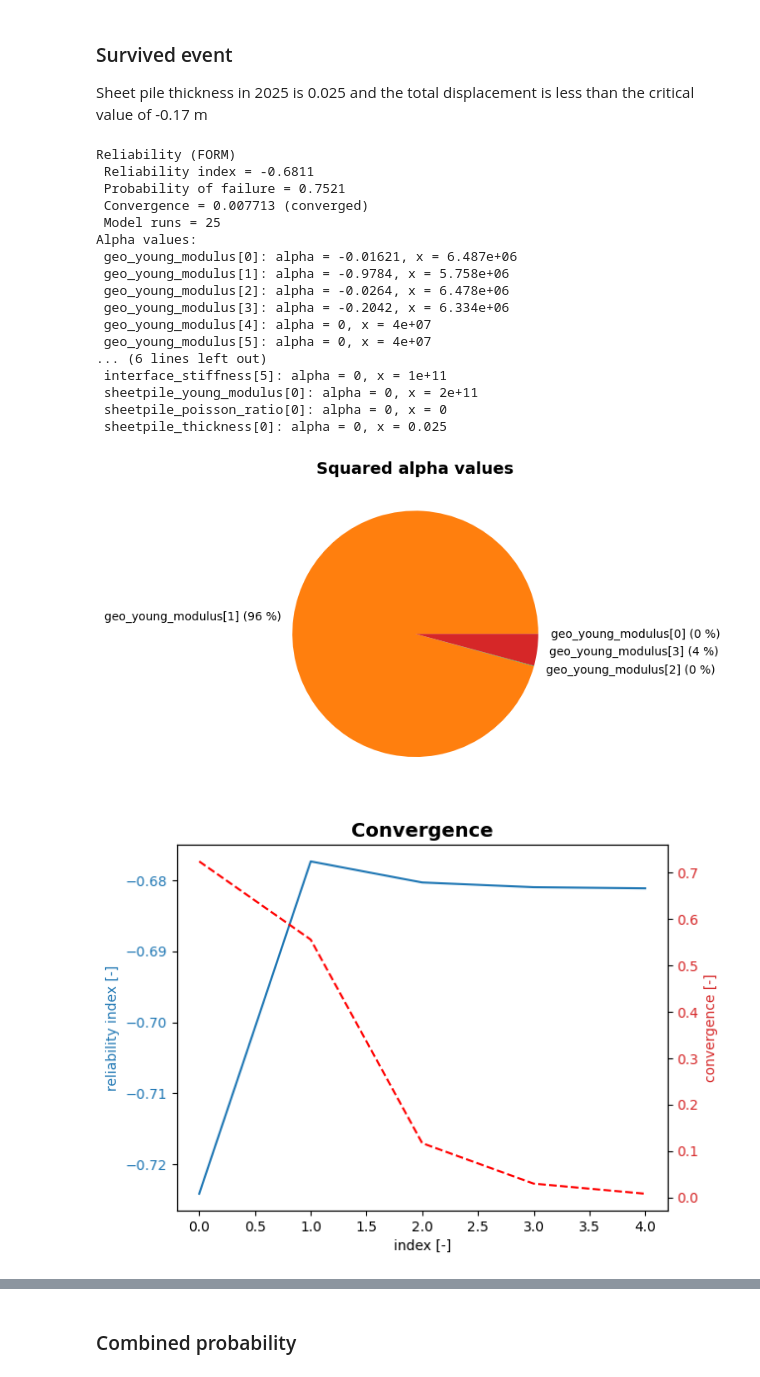
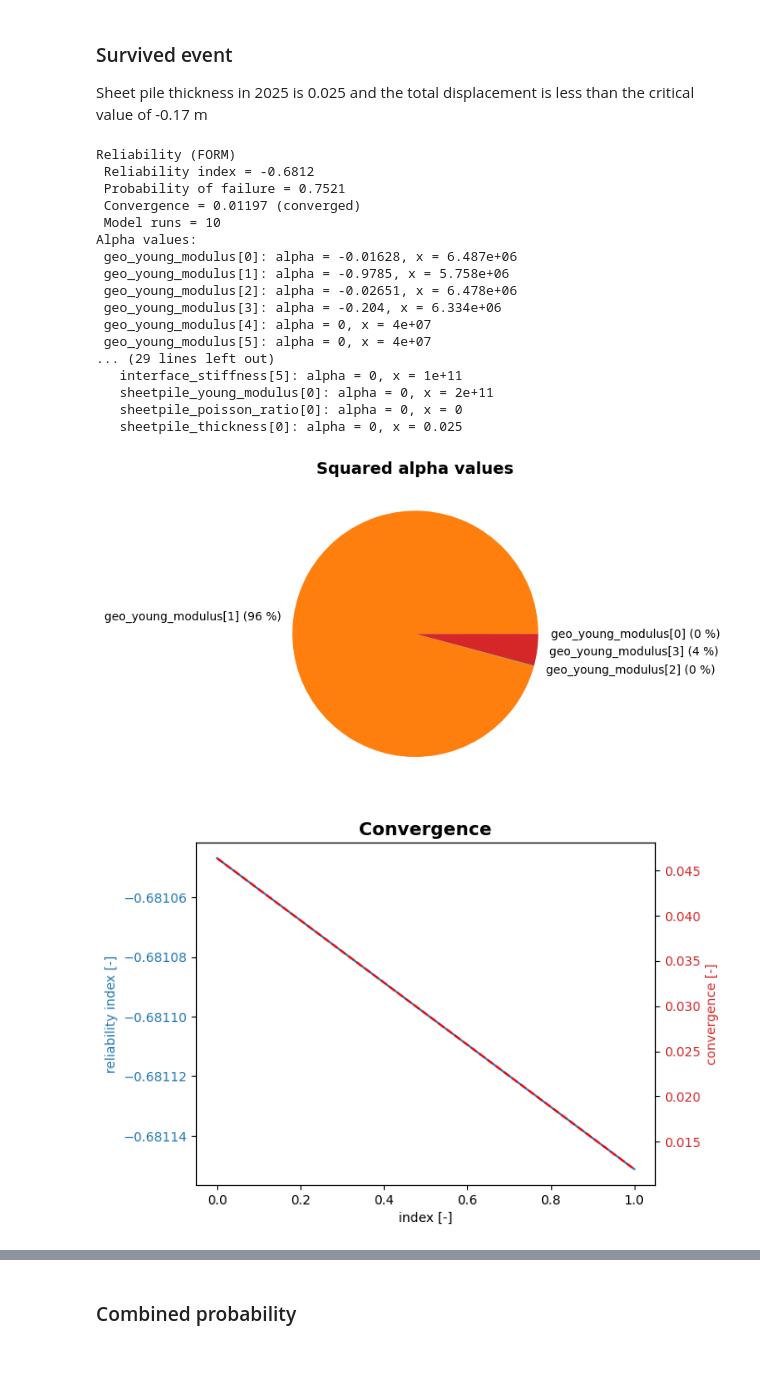
Before and after one commit to Deltares/ProbabilisticLibrary, a Jupyter notebook: sources/Deltares.Probabilistic.PWrapper.Examples/kratos/proven_strength_linear.ipynb, the cells around one changed output, grey strips where cells are left out. Drawn from its saved outputs; the diff is of its cells as text; code cells hidden in the pictures.

```diff
--- a/sources/Deltares.Probabilistic.PWrapper.Examples/kratos/proven_strength_linear.ipynb
+++ b/sources/Deltares.Probabilistic.PWrapper.Examples/kratos/proven_strength_linear.ipynb
@@ -88,10 +126,11 @@ project = define_project_variables(project, sheetpile_thickness)
 
 project.limit_state_function.parameter = project.model.output_parameters[0]
 project.limit_state_function.compare_type = CompareType.less_than
-project.limit_state_function.critical_value = -0.17
+project.limit_state_function.critical_value = -0.18
 
 project.settings.reliability_method = ReliabilityMethod.form
 project.settings.epsilon_beta = 0.02
+project.settings.start_method = StartMethod.sensitivity_search
 project.settings.maximum_iterations = 50
 project.settings.save_convergence = True
 project.settings.save_realizations = True
@@ -132,42 +171,43 @@ Sheet pile thickness in 2025 is 0.025 and the total displacement is less than th
 # %%
 sheetpile_thickness = 0.025
 define_project_variables(project, sheetpile_thickness)
 
 project.limit_state_function.parameter = project.model.output_parameters[0]
 project.limit_state_function.compare_type = CompareType.greater_than
-project.limit_state_function.critical_value = -0.17
+project.limit_state_function.critical_value = -0.18
 
 project.settings.reliability_method = ReliabilityMethod.form
 project.settings.epsilon_beta = 0.02
+project.settings.start_method = StartMethod.sensitivity_search
 project.settings.maximum_iterations = 50
 project.settings.save_convergence = True
 project.settings.save_realizations = True
 
 project.run()
 
 project.design_point.print()
 project.design_point.plot_alphas()
 project.design_point.plot_convergence()
 project.design_point.plot_realizations()
 
 survived_event = project.design_point
 # %% [output]
 Reliability (FORM)
- Reliability index = -0.6811
+ Reliability index = -0.6812
  Probability of failure = 0.7521
- Convergence = 0.007713 (converged)
- Model runs = 25
+ Convergence = 0.01197 (converged)
+ Model runs = 10
 Alpha values:
- geo_young_modulus[0]: alpha = -0.01621, x = 6.487e+06
- geo_young_modulus[1]: alpha = -0.9784, x = 5.758e+06
- geo_young_modulus[2]: alpha = -0.0264, x = 6.478e+06
- geo_young_modulus[3]: alpha = -0.2042, x = 6.334e+06
+ geo_young_modulus[0]: alpha = -0.01628, x = 6.487e+06
+ geo_young_modulus[1]: alpha = -0.9785, x = 5.758e+06
+ geo_young_modulus[2]: alpha = -0.02651, x = 6.478e+06
+ geo_young_modulus[3]: alpha = -0.204, x = 6.334e+06
  geo_young_modulus[4]: alpha = 0, x = 4e+07
  geo_young_modulus[5]: alpha = 0, x = 4e+07
-... (6 lines left out)
- interface_stiffness[5]: alpha = 0, x = 1e+11
- sheetpile_young_modulus[0]: alpha = 0, x = 2e+11
- sheetpile_poisson_ratio[0]: alpha = 0, x = 0
- sheetpile_thickness[0]: alpha = 0, x = 0.025
+... (29 lines left out)
+   interface_stiffness[5]: alpha = 0, x = 1e+11
+   sheetpile_young_modulus[0]: alpha = 0, x = 2e+11
+   sheetpile_poisson_ratio[0]: alpha = 0, x = 0
+   sheetpile_thickness[0]: alpha = 0, x = 0.025
 [figure]
-[figure, old version]
+[figure, new version]
```
Also changed, not shown: parts of 8 cells of this notebook, 1 other file.
